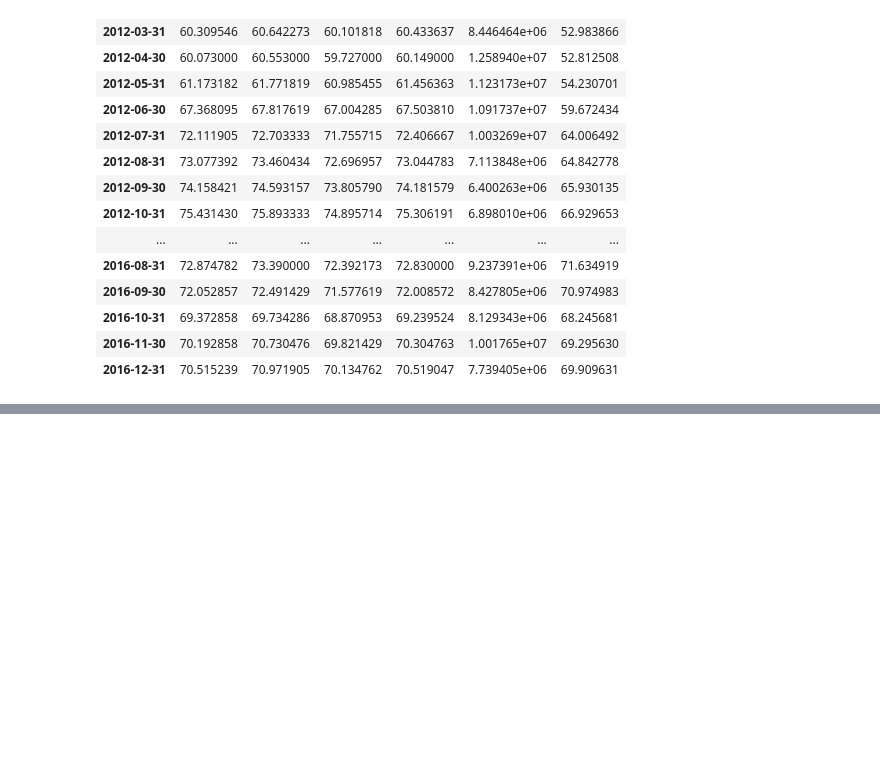
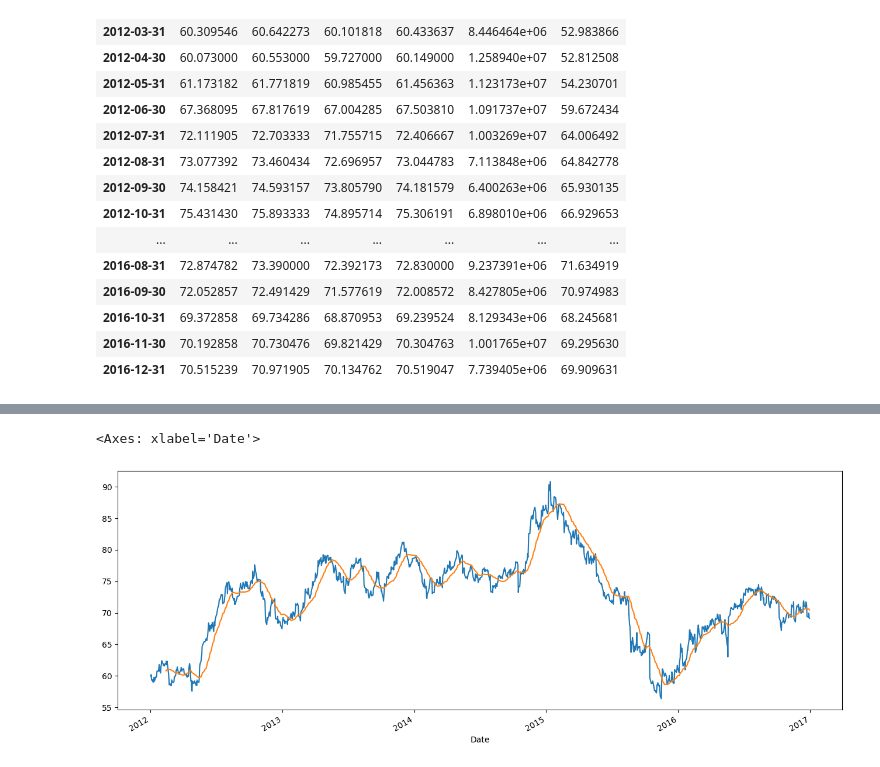
Before and after one commit to myk-francis/python-challenges-scripts, a Jupyter notebook: pandas/TimeResampling.ipynb, the cells around one changed output, grey strips where cells are left out. Cells and saved outputs as stored; diff of their text form; code cells hidden in the pictures; blank space fills up the shorter version.

```diff
--- a/pandas/TimeResampling.ipynb
+++ b/pandas/TimeResampling.ipynb
@@ -38,0 +69,6 @@ df.resample('M').mean()
+# %%
+df['Open'].plot()
+df.rolling(window=30).mean()['Close'].plot(figsize=(16,6))
+# %% [output]
+<Axes: xlabel='Date'>
+[figure, added]
```
Also changed, not shown: parts of 4 cells of this notebook.
